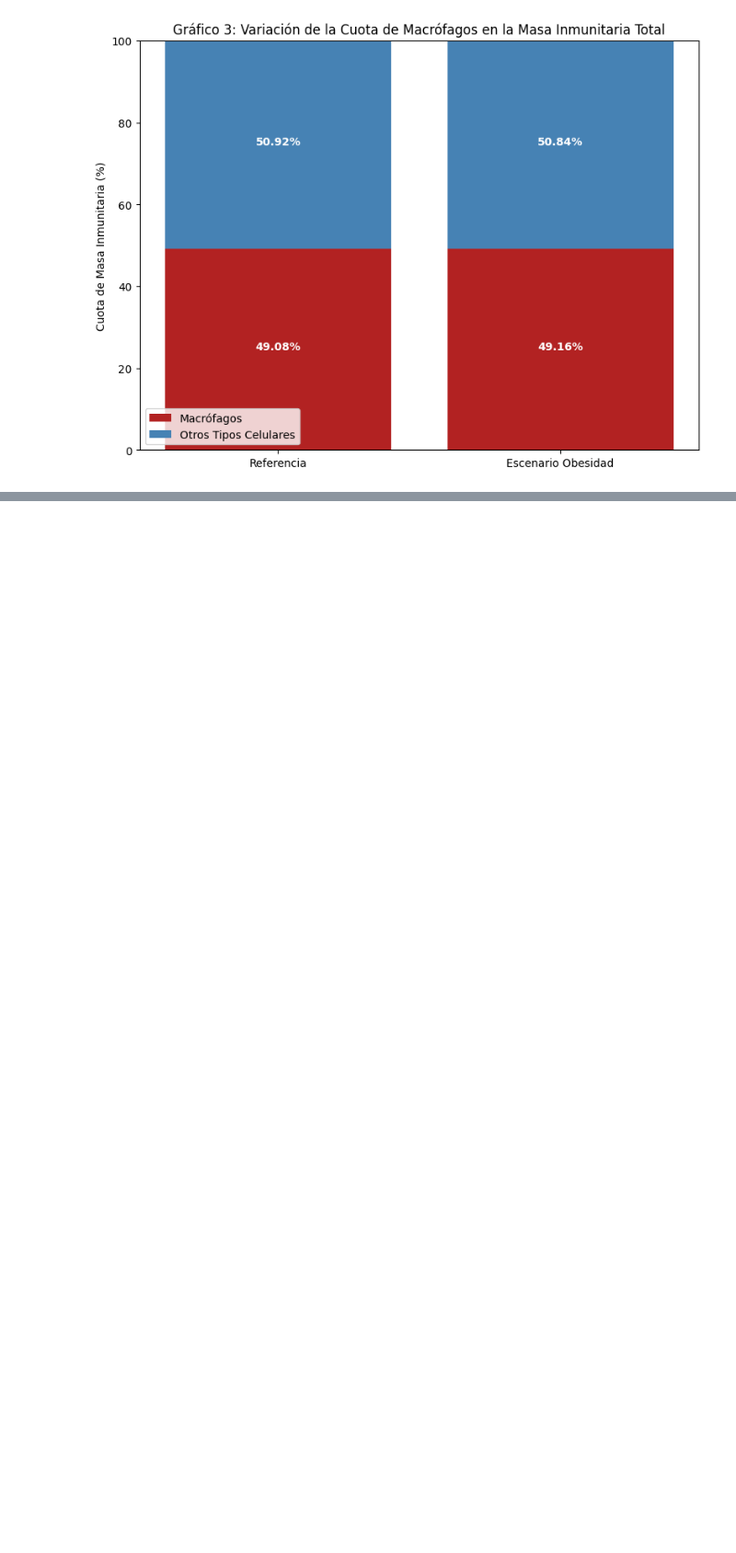
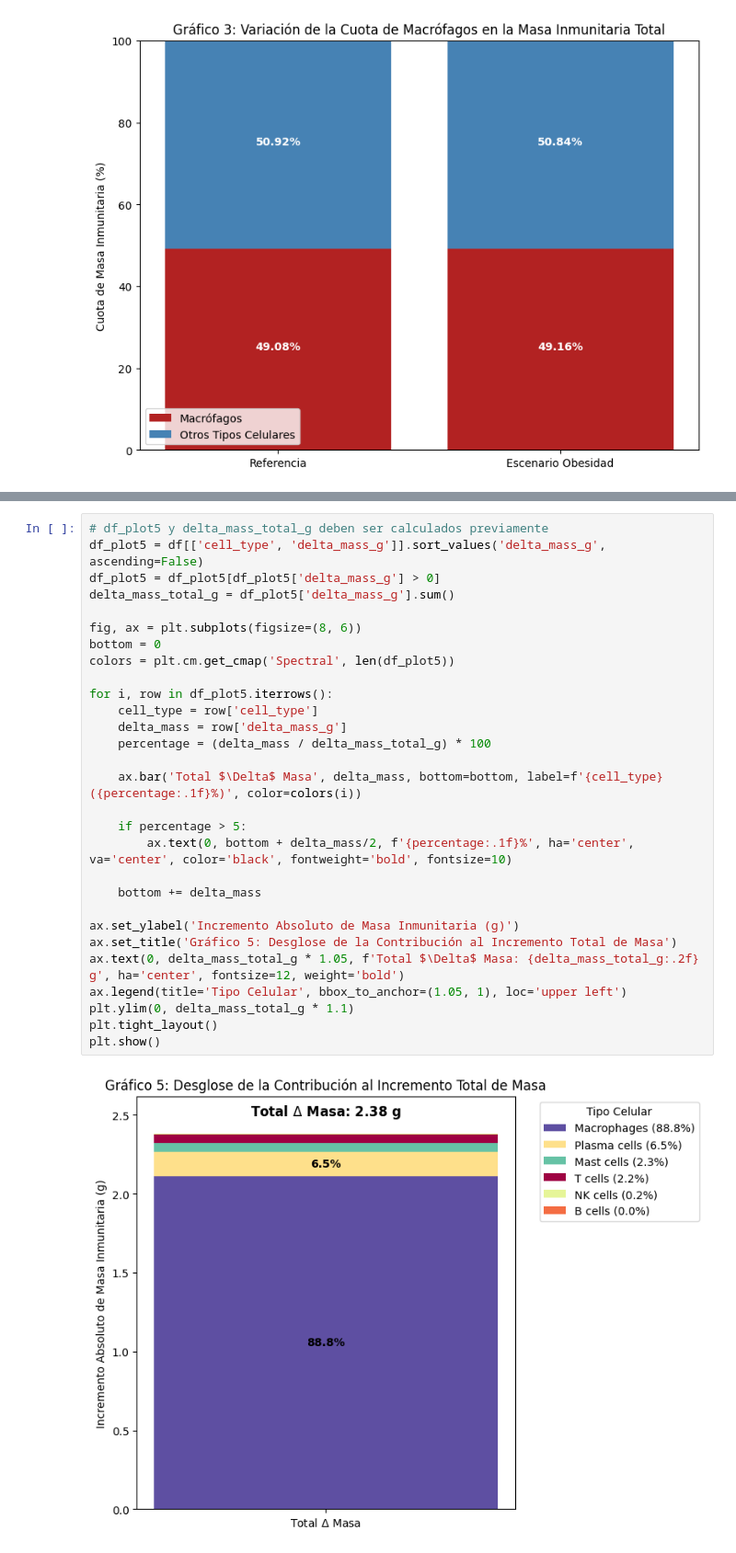
Before and after one commit to raulmendoza21/BIOINFORMATICA-ANALISIS-SIH, a Jupyter notebook: Entregable_Bioinformatica_Inmunidad.ipynb, the cells around one changed output, grey strips where cells are left out. Shown at 92% size. Saved outputs shown, nothing was run; the diff lists cells and outputs as text; blank space fills up the shorter version.

```diff
--- a/Entregable_Bioinformatica_Inmunidad.ipynb
+++ b/Entregable_Bioinformatica_Inmunidad.ipynb
@@ -293,0 +313,31 @@ plt.show()
+# %%
+# df_plot5 y delta_mass_total_g deben ser calculados previamente
+df_plot5 = df[['cell_type', 'delta_mass_g']].sort_values('delta_mass_g', ascending=False)
+df_plot5 = df_plot5[df_plot5['delta_mass_g'] > 0]
+delta_mass_total_g = df_plot5['delta_mass_g'].sum()
+
+fig, ax = plt.subplots(figsize=(8, 6))
+bottom = 0
+colors = plt.cm.get_cmap('Spectral', len(df_plot5))
+
+for i, row in df_plot5.iterrows():
+    cell_type = row['cell_type']
+    delta_mass = row['delta_mass_g']
+    percentage = (delta_mass / delta_mass_total_g) * 100
+
+    ax.bar('Total $\Delta$ Masa', delta_mass, bottom=bottom, label=f'{cell_type} ({percentage:.1f}%)', color=colors(i))
+
+    if percentage > 5:
+        ax.text(0, bottom + delta_mass/2, f'{percentage:.1f}%', ha='center', va='center', color='black', fontweight='bold', fontsize=10)
+
+    bottom += delta_mass
+
+ax.set_ylabel('Incremento Absoluto de Masa Inmunitaria (g)')
+ax.set_title('Gráfico 5: Desglose de la Contribución al Incremento Total de Masa')
+ax.text(0, delta_mass_total_g * 1.05, f'Total $\Delta$ Masa: {delta_mass_total_g:.2f} g', ha='center', fontsize=12, weight='bold')
+ax.legend(title='Tipo Celular', bbox_to_anchor=(1.05, 1), loc='upper left')
+plt.ylim(0, delta_mass_total_g * 1.1)
+plt.tight_layout()
+plt.show()
+# %% [output]
+[figure, added]
```
Also changed, not shown: parts of 2 cells of this notebook, 2 other files.
